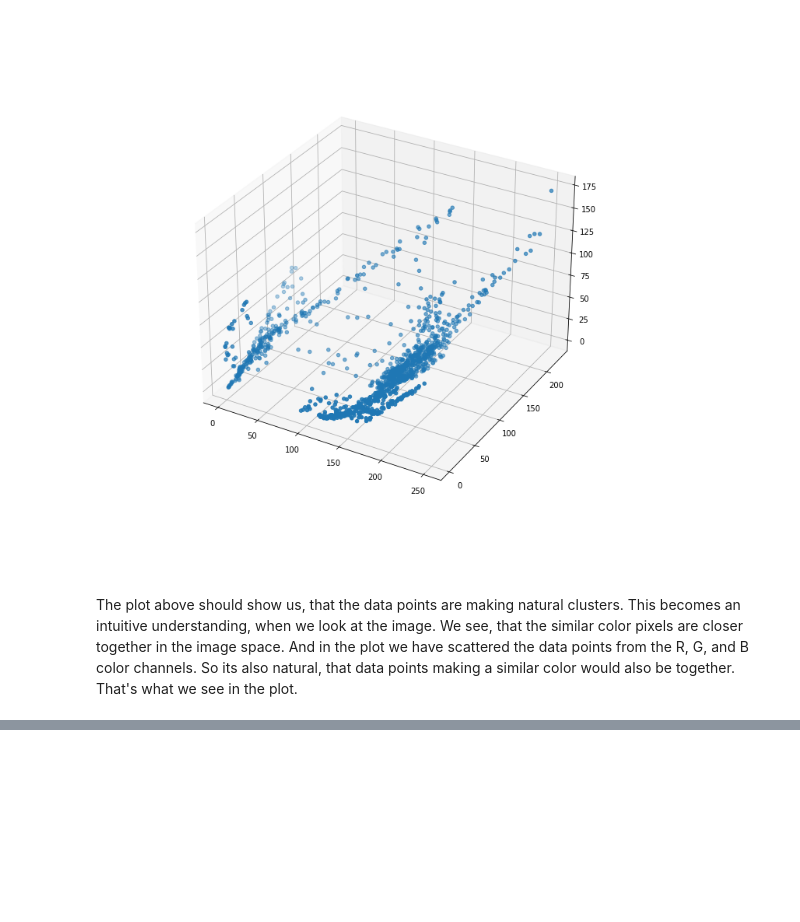
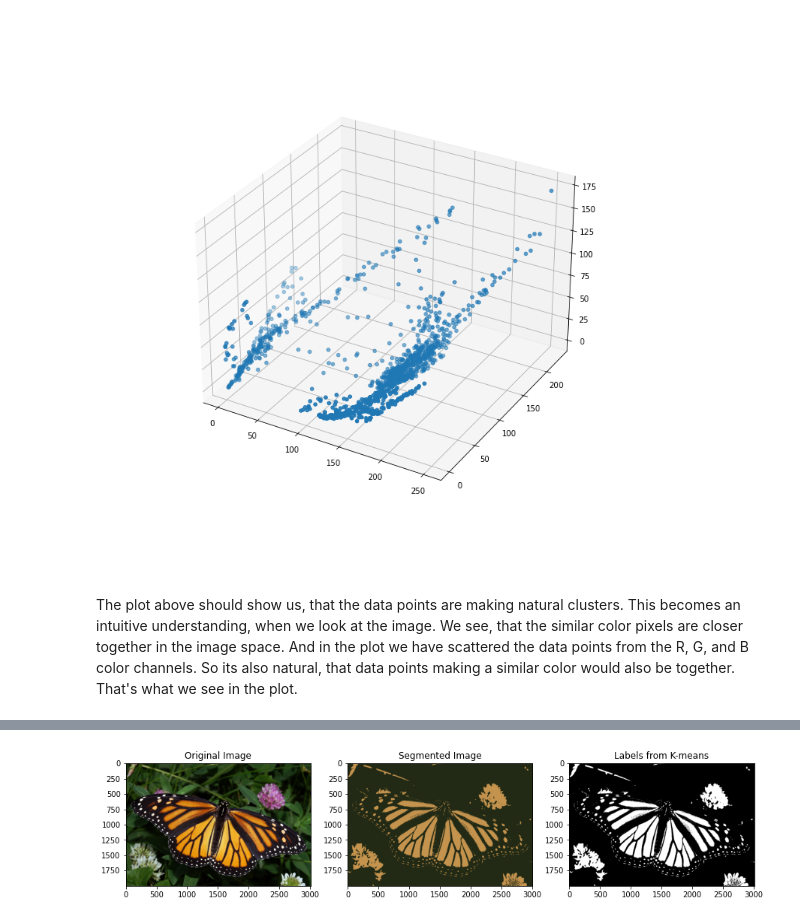
Before and after one commit to sarkarchandan/cvnanodegree, a Jupyter notebook: 1_3_Types_of_Features_Image_Segmentation/k-means_practice.ipynb, the cells around one changed output, grey strips where cells are left out. Saved outputs shown, nothing was run; the diff lists cells and outputs as text; code cells hidden in the pictures; blank space fills up the shorter version.

```diff
--- a/1_3_Types_of_Features_Image_Segmentation/k-means_practice.ipynb
+++ b/1_3_Types_of_Features_Image_Segmentation/k-means_practice.ipynb
@@ -27,0 +107,18 @@ The plot above should show us, that the data points are making natural clusters.
+# %%
+def segment(img: np.ndarray, num_clusters: int, epochs: int = 10, eps: float = 1.0) -> Tuple[np.ndarray, np.ndarray]:
+    """Creates segmented image using k-means clustering. Returns segmented image and
+    labels determined by the algorithm."""
+    img_res: np.ndarray = np.reshape(a=img, newshape=(-1, img.shape[2]))
+    img_res = np.float32(img_res)
+    criteria: Tuple[Any, Any, Any] = (cv2.TERM_CRITERIA_MAX_ITER + cv2.TERM_CRITERIA_EPS, epochs, eps)
+    _, labels, centers = cv2.kmeans(data=img_res,
+                                    K=num_clusters,
+                                    bestLabels=None,
+                                    criteria=criteria,
+                                    attempts=10,
+                                    flags=cv2.KMEANS_RANDOM_CENTERS)
+    centers = np.uint8(centers)
+    segmented_image: np.ndarray = centers[labels.flatten()]
+    segmented_image = np.reshape(a=segmented_image, newshape=img.shape)
+    labels_res: np.ndarray = np.reshape(a=labels, newshape=(img.shape[0], img.shape[1]))
+    return segmented_image, labels_res
@@ -27,0 +127,14 @@ The plot above should show us, that the data points are making natural clusters.
+# %%
+k: int = 2
+segmented_monarch, labels = segment(img=monarch, num_clusters=k)
+# %%
+# Visualize the segmented image
+_, (ax1, ax2, ax3) = plt.subplots(nrows=1, ncols=3, figsize=(15, 15))
+ax1.imshow(monarch)
+ax1.set_title('Original Image')
+ax2.imshow(segmented_monarch)
+ax2.set_title('Segmented Image')
+ax3.imshow(labels, cmap='gray')
+ax3.set_title('Labels from K-means');
+# %% [output]
+[figure, added]
```
Also changed, not shown: parts of 19 cells of this notebook, 1 other file.
